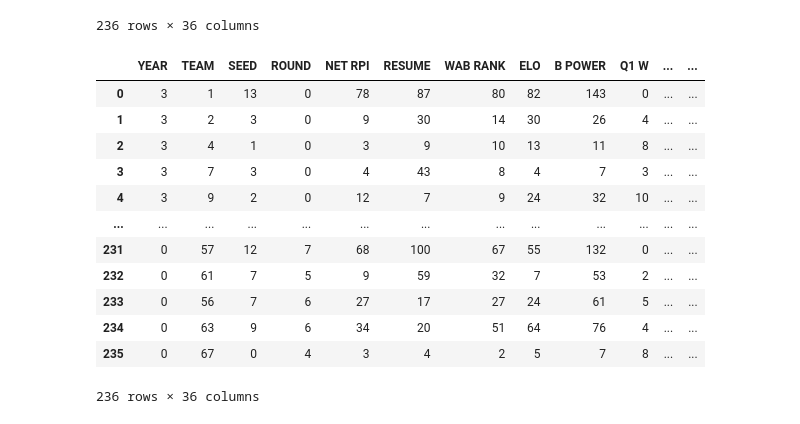
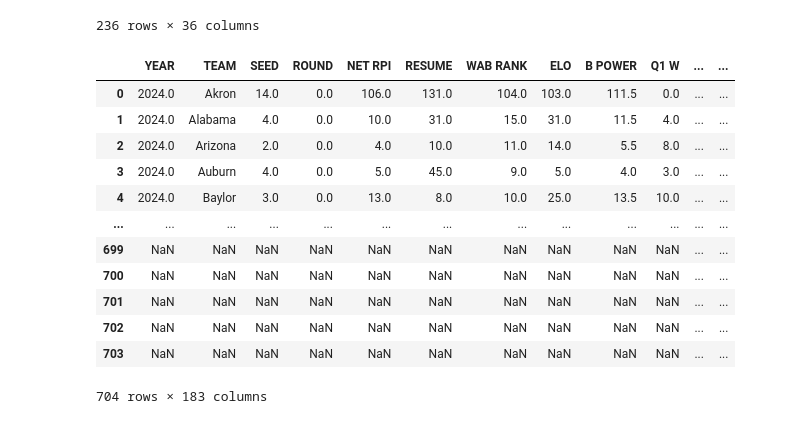
Before and after one commit to TGurke13/Final_Project, a Jupyter notebook: data_vis.ipynb, the cells around one changed output. Drawn from its saved outputs; the diff is of its cells as text; code cells hidden in the pictures.

```diff
--- a/data_vis.ipynb
+++ b/data_vis.ipynb
@@ -87,0 +92,5 @@ ValueError: could not convert string to float: 'Connecticut'
+# %%
+
+heat_check = heat_check.drop(columns=['TEAM NO'])
+heat_check = heat_check.dropna()
+heat_check.head()
@@ -163,21 +179,24 @@ team_resume_results
 | 234 | 2021 | Maryland | 10 | 32 | 35 | 21 | 53 | 68 | 35.3 | 4 | ... | ... |
 | 235 | 2021 | Michigan | 1 | 8 | 4 | 5 | 3 | 6 | 4.0 | 8 | ... | ... |
 236 rows × 36 columns
-# %%
-# Encode the data
-team_resume_results_encoded = team_resume_results.apply(LabelEncoder().fit_transform)
-team_resume_results_encoded
-# %% [output]
-|  | YEAR | TEAM | SEED | ROUND | NET RPI | RESUME | WAB RANK | ELO | B POWER | Q1 W | ... | ... |
-| 0 | 3 | 1 | 13 | 0 | 78 | 87 | 80 | 82 | 143 | 0 | ... | ... |
-| 1 | 3 | 2 | 3 | 0 | 9 | 30 | 14 | 30 | 26 | 4 | ... | ... |
-| 2 | 3 | 4 | 1 | 0 | 3 | 9 | 10 | 13 | 11 | 8 | ... | ... |
-| 3 | 3 | 7 | 3 | 0 | 4 | 43 | 8 | 4 | 7 | 3 | ... | ... |
-| 4 | 3 | 9 | 2 | 0 | 12 | 7 | 9 | 24 | 32 | 10 | ... | ... |
-| ... | ... | ... | ... | ... | ... | ... | ... | ... | ... | ... | ... | ... |
-| 231 | 0 | 57 | 12 | 7 | 68 | 100 | 67 | 55 | 132 | 0 | ... | ... |
-| 232 | 0 | 61 | 7 | 5 | 9 | 59 | 32 | 7 | 53 | 2 | ... | ... |
-| 233 | 0 | 56 | 7 | 6 | 27 | 17 | 27 | 24 | 61 | 5 | ... | ... |
-| 234 | 0 | 63 | 9 | 6 | 34 | 20 | 51 | 64 | 76 | 4 | ... | ... |
-| 235 | 0 | 67 | 0 | 4 | 3 | 4 | 2 | 5 | 7 | 8 | ... | ... |
-236 rows × 36 columns
+# %%
+# Merge team resume results with conference play data
+team_resume_results_conference = pd.concat([team_resume_results, conference_play], axis=1)
+# %%
+#Merge with heat check data
+team_resume_results_conference_heat = pd.concat([team_resume_results_conference, heat_check], axis=1)
+team_resume_results_conference_heat
+# %% [output]
+|  | YEAR | TEAM | SEED | ROUND | NET RPI | RESUME | WAB RANK | ELO | B POWER | Q1 W | ... | ... |
+| 0 | 2024.0 | Akron | 14.0 | 0.0 | 106.0 | 131.0 | 104.0 | 103.0 | 111.5 | 0.0 | ... | ... |
+| 1 | 2024.0 | Alabama | 4.0 | 0.0 | 10.0 | 31.0 | 15.0 | 31.0 | 11.5 | 4.0 | ... | ... |
+| 2 | 2024.0 | Arizona | 2.0 | 0.0 | 4.0 | 10.0 | 11.0 | 14.0 | 5.5 | 8.0 | ... | ... |
+| 3 | 2024.0 | Auburn | 4.0 | 0.0 | 5.0 | 45.0 | 9.0 | 5.0 | 4.0 | 3.0 | ... | ... |
+| 4 | 2024.0 | Baylor | 3.0 | 0.0 | 13.0 | 8.0 | 10.0 | 25.0 | 13.5 | 10.0 | ... | ... |
+| ... | ... | ... | ... | ... | ... | ... | ... | ... | ... | ... | ... | ... |
+| 699 | NaN | NaN | NaN | NaN | NaN | NaN | NaN | NaN | NaN | NaN | ... | ... |
+| 700 | NaN | NaN | NaN | NaN | NaN | NaN | NaN | NaN | NaN | NaN | ... | ... |
+| 701 | NaN | NaN | NaN | NaN | NaN | NaN | NaN | NaN | NaN | NaN | ... | ... |
+| 702 | NaN | NaN | NaN | NaN | NaN | NaN | NaN | NaN | NaN | NaN | ... | ... |
+| 703 | NaN | NaN | NaN | NaN | NaN | NaN | NaN | NaN | NaN | NaN | ... | ... |
+704 rows × 183 columns
```
Also changed, not shown: parts of 21 cells of this notebook.
